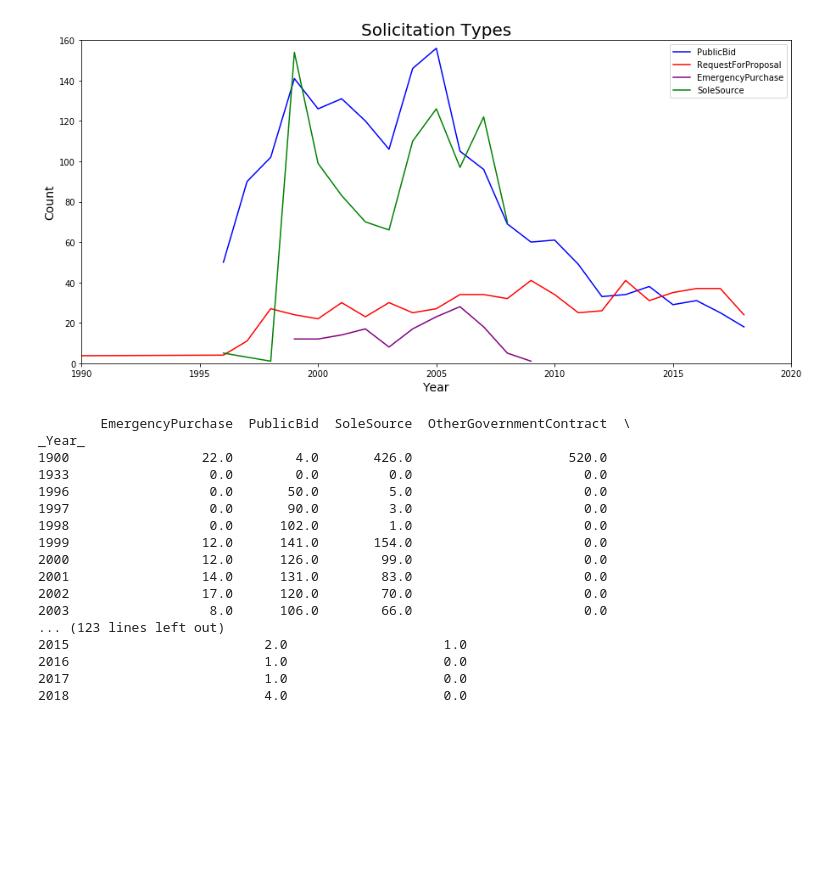
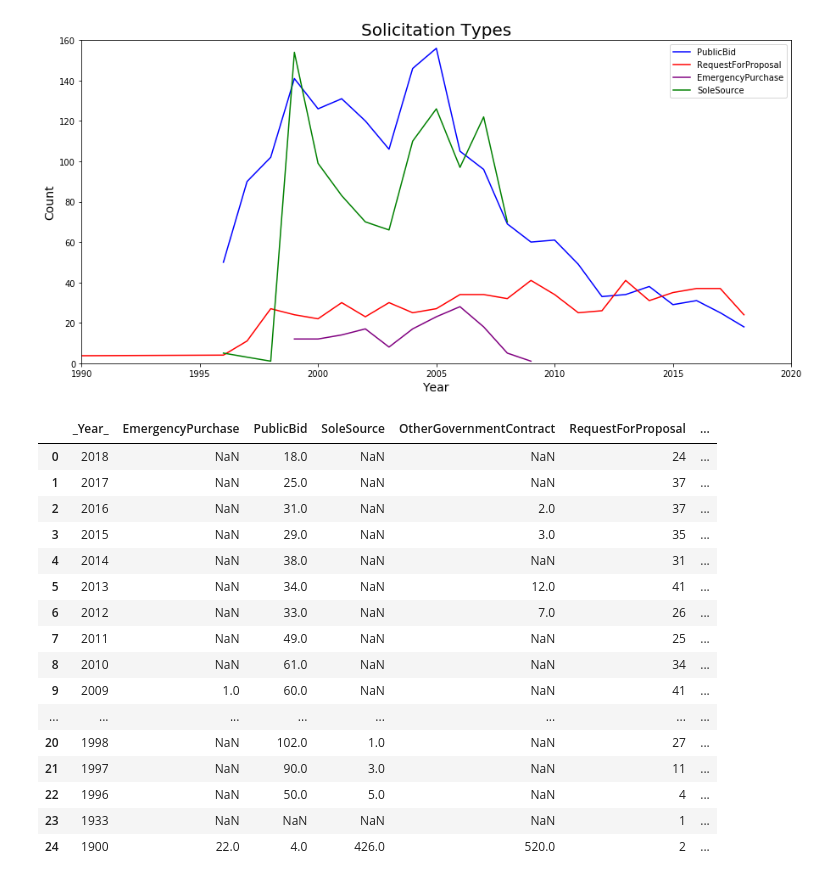
Before and after one commit to mrkjhsn/City-of-Scottsdale-Solicitations, a Jupyter notebook: CityofScottsdale_Solicitations.ipynb, the cells around one changed output. Saved outputs shown, nothing was run; the diff lists cells and outputs as text; code cells hidden in the pictures; blank space fills up the shorter version.

```diff
--- a/CityofScottsdale_Solicitations.ipynb
+++ b/CityofScottsdale_Solicitations.ipynb
@@ -152,22 +158,23 @@ plt.legend()
 <matplotlib.legend.Legend at 0x...>
 [figure]
 # %%
-x = Solicitaion_data.groupby(['_Year_']).sum()
+# x = Solicitaion_data.groupby(['_Year_']).sum()
+Solicitaion_data
 # %% [output]
-        EmergencyPurchase  PublicBid  SoleSource  OtherGovernmentContract  \
-_Year_
-1900                 22.0        4.0       426.0                    520.0
-1933                  0.0        0.0         0.0                      0.0
-1996                  0.0       50.0         5.0                      0.0
-1997                  0.0       90.0         3.0                      0.0
-1998                  0.0      102.0         1.0                      0.0
-1999                 12.0      141.0       154.0                      0.0
-2000                 12.0      126.0        99.0                      0.0
-2001                 14.0      131.0        83.0                      0.0
-2002                 17.0      120.0        70.0                      0.0
-2003                  8.0      106.0        66.0                      0.0
-... (123 lines left out)
-2015                         2.0                    1.0
-2016                         1.0                    0.0
-2017                         1.0                    0.0
-2018                         4.0                    0.0
+|  | _Year_ | EmergencyPurchase | PublicBid | SoleSource | OtherGovernmentContract | RequestForProposal | ... |
+| 0 | 2018 | NaN | 18.0 | NaN | NaN | 24 | ... |
+| 1 | 2017 | NaN | 25.0 | NaN | NaN | 37 | ... |
+| 2 | 2016 | NaN | 31.0 | NaN | 2.0 | 37 | ... |
+| 3 | 2015 | NaN | 29.0 | NaN | 3.0 | 35 | ... |
+| 4 | 2014 | NaN | 38.0 | NaN | NaN | 31 | ... |
+| 5 | 2013 | NaN | 34.0 | NaN | 12.0 | 41 | ... |
+| 6 | 2012 | NaN | 33.0 | NaN | 7.0 | 26 | ... |
+| 7 | 2011 | NaN | 49.0 | NaN | NaN | 25 | ... |
+| 8 | 2010 | NaN | 61.0 | NaN | NaN | 34 | ... |
+| 9 | 2009 | 1.0 | 60.0 | NaN | NaN | 41 | ... |
+| ... | ... | ... | ... | ... | ... | ... | ... |
+| 20 | 1998 | NaN | 102.0 | 1.0 | NaN | 27 | ... |
+| 21 | 1997 | NaN | 90.0 | 3.0 | NaN | 11 | ... |
+| 22 | 1996 | NaN | 50.0 | 5.0 | NaN | 4 | ... |
+| 23 | 1933 | NaN | NaN | NaN | NaN | 1 | ... |
+| 24 | 1900 | 22.0 | 4.0 | 426.0 | 520.0 | 2 | ... |
```
Also changed, not shown: parts of 2 cells of this notebook.
